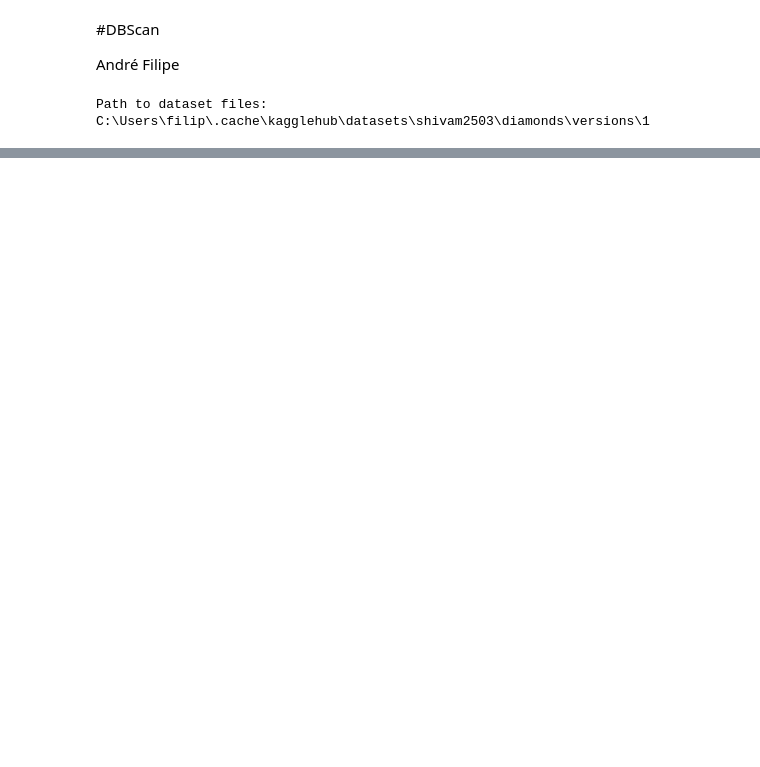
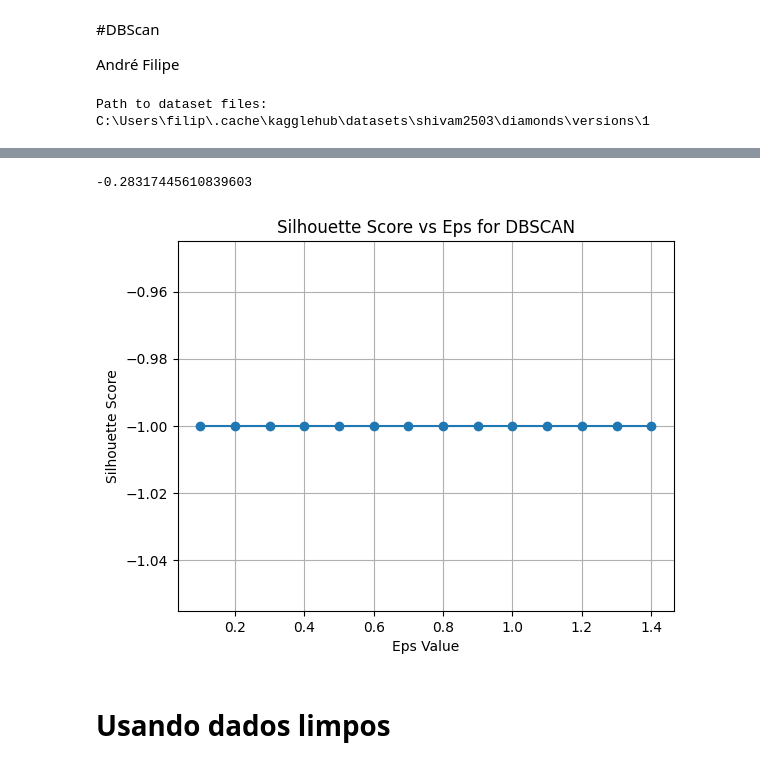
Before and after one commit to Turma1174/projetoML2, a Jupyter notebook: DBscan.ipynb, the cells around one changed output, grey strips where cells are left out. Drawn from its saved outputs; the diff is of its cells as text; code cells hidden in the pictures; blank space fills up the shorter version.

```diff
--- a/DBscan.ipynb
+++ b/DBscan.ipynb
@@ -24,8 +61,0 @@ features_escaladas = scaler.fit_transform(features)
-# %%
-from sklearn.cluster import DBSCAN
-
-dbscan = DBSCAN(eps=1.4, min_samples=5) # eps foi definido usando código do fim do notebook
-
-dbscan.fit(features_escaladas)
-
-df['cluster'] = dbscan.labels_
@@ -94,0 +119,31 @@ Best eps: 1.4000000000000001, Silhouette Score: 0.7893738062505966
+# %%
+from sklearn.metrics import silhouette_score
+
+print(silhouette_score(preprocessor.transform(df[['depth', 'table', 'price', 'color', 'cut', 'clarity']]), labels))
+# %% [output]
+-0.28317445610839603
+# %%
+valores_eps = np.arange(0.1, 1.5, 0.1)  # Adjust the range and step size as needed
+silhouette_scores = []
+
+for eps in valores_eps:
+    dbscan = DBSCAN(eps=eps, min_samples=5)
+    labels = dbscan.fit_predict(dados_transformados)
+
+    # Compute silhouette score only if there are more than 1 cluster
+    if len(set(labels)) > 1 and -1 not in set(labels):
+        score = silhouette_score(dados_transformados, labels)
+        silhouette_scores.append(score)
+    else:
+        silhouette_scores.append(-1)  # Assign -1 to invalid scores
+# %%
+plt.plot(valores_eps, silhouette_scores, marker='o')
+plt.xlabel('Eps Value')
+plt.ylabel('Silhouette Score')
+plt.title('Silhouette Score vs Eps for DBSCAN')
+plt.grid(True)
+plt.show()
+# %% [output]
+[figure, added]
+# %% [markdown]
+# Usando dados limpos
```
Also changed, not shown: parts of 14 cells of this notebook.
